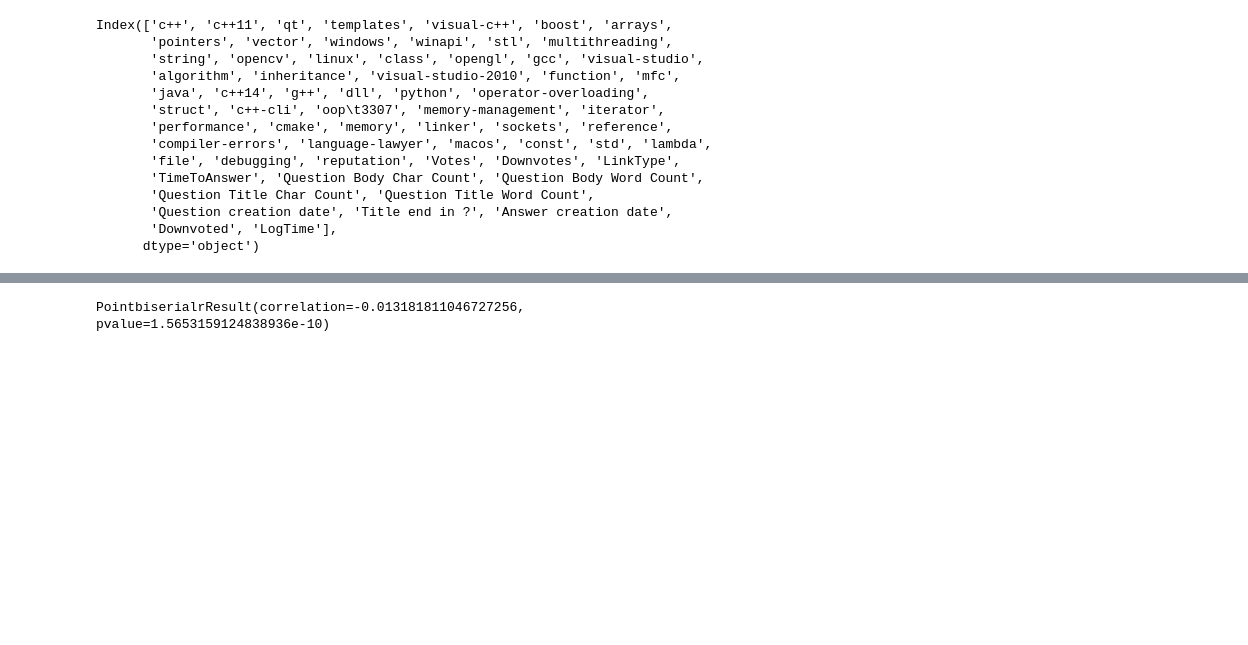
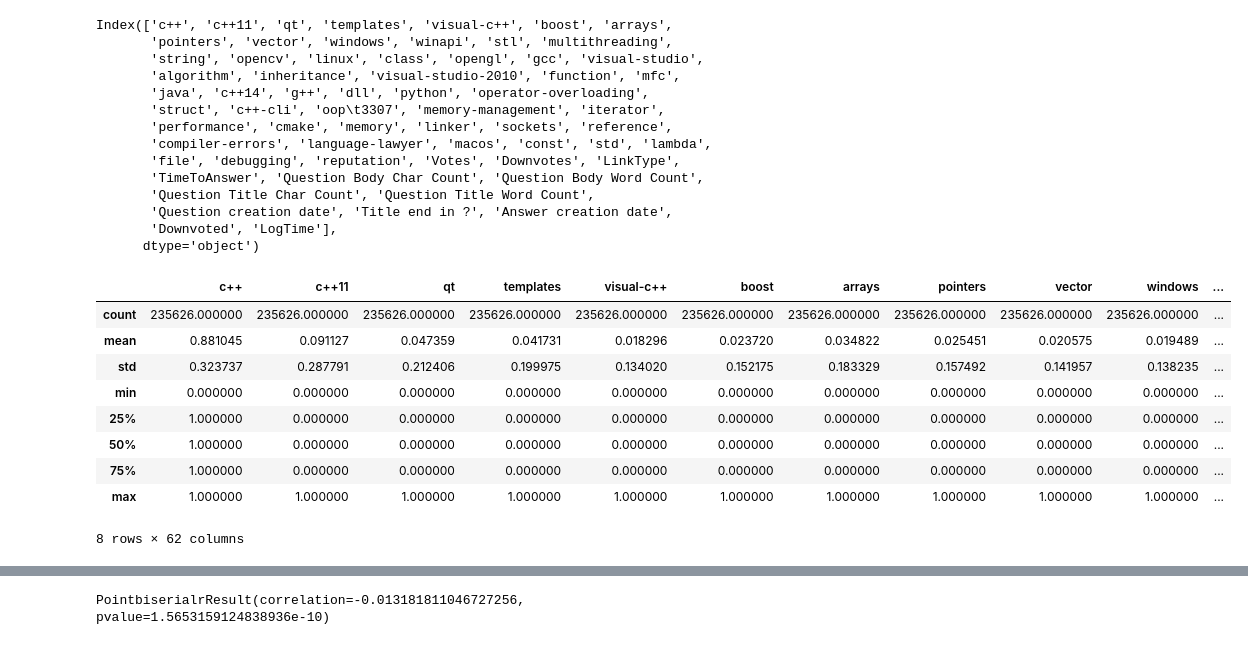
Before and after one commit to ryan-becwar/StackOverflow-Response-Time-Prediction, a Jupyter notebook: EDA.ipynb, the cells around one changed output, grey strips where cells are left out. Drawn from its saved outputs; the diff is of its cells as text; code cells hidden in the pictures; blank space fills up the shorter version.

```diff
--- a/EDA.ipynb
+++ b/EDA.ipynb
@@ -35,6 +39,19 @@ Index(['c++', 'c++11', 'qt', 'templates', 'visual-c++', 'boost', 'arrays',
        'Question creation date', 'Title end in ?', 'Answer creation date',
        'Downvoted', 'LogTime'],
       dtype='object')
+# %%
+df.describe()
+# %% [output]
+|  | c++ | c++11 | qt | templates | visual-c++ | boost | arrays | pointers | vector | windows | ... |
+| count | 235626.000000 | 235626.000000 | 235626.000000 | 235626.000000 | 235626.000000 | 235626.000000 | 235626.000000 | 235626.000000 | 235626.000000 | 235626.000000 | ... |
+| mean | 0.881045 | 0.091127 | 0.047359 | 0.041731 | 0.018296 | 0.023720 | 0.034822 | 0.025451 | 0.020575 | 0.019489 | ... |
+| std | 0.323737 | 0.287791 | 0.212406 | 0.199975 | 0.134020 | 0.152175 | 0.183329 | 0.157492 | 0.141957 | 0.138235 | ... |
+| min | 0.000000 | 0.000000 | 0.000000 | 0.000000 | 0.000000 | 0.000000 | 0.000000 | 0.000000 | 0.000000 | 0.000000 | ... |
+| 25% | 1.000000 | 0.000000 | 0.000000 | 0.000000 | 0.000000 | 0.000000 | 0.000000 | 0.000000 | 0.000000 | 0.000000 | ... |
+| 50% | 1.000000 | 0.000000 | 0.000000 | 0.000000 | 0.000000 | 0.000000 | 0.000000 | 0.000000 | 0.000000 | 0.000000 | ... |
+| 75% | 1.000000 | 0.000000 | 0.000000 | 0.000000 | 0.000000 | 0.000000 | 0.000000 | 0.000000 | 0.000000 | 0.000000 | ... |
+| max | 1.000000 | 1.000000 | 1.000000 | 1.000000 | 1.000000 | 1.000000 | 1.000000 | 1.000000 | 1.000000 | 1.000000 | ... |
+8 rows × 62 columns
 # %%
 df
 # %% [output]
```
Also changed, not shown: parts of 7 cells of this notebook.
